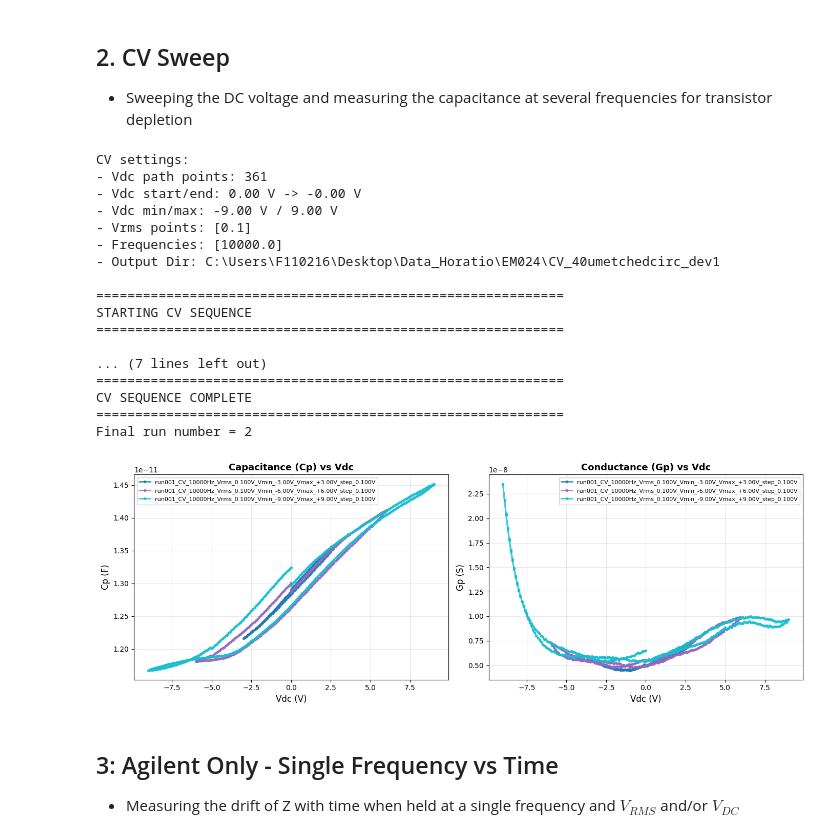
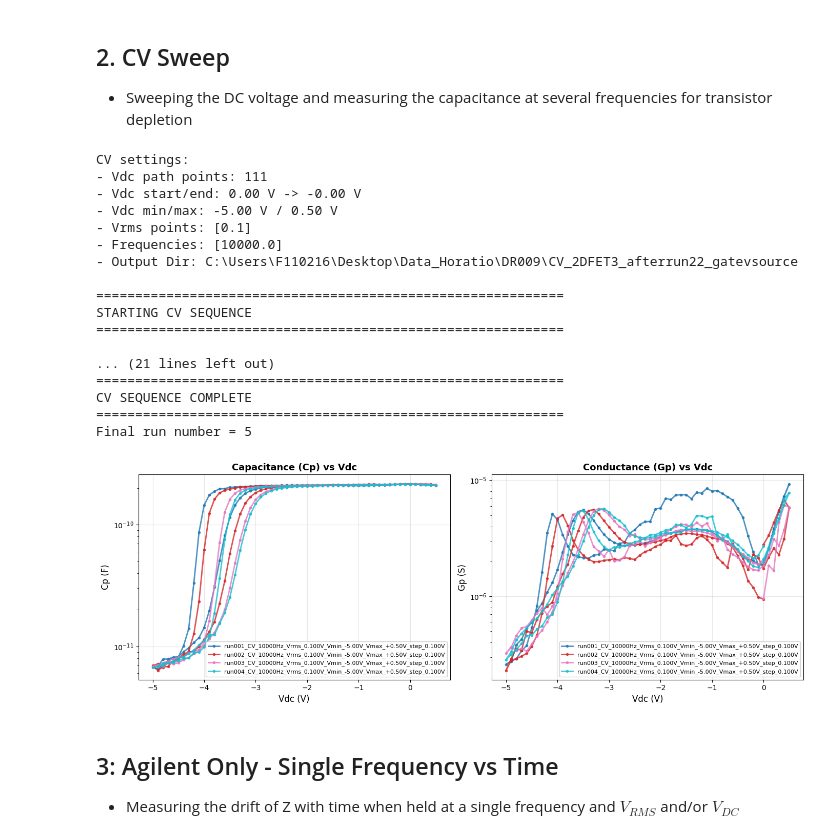
Before and after one commit to hc3413/Instrument_Control_Python, a Jupyter notebook: Jupyter Scripts/Agilent_Control.ipynb, the cells around one changed output. Saved outputs shown, nothing was run; the diff lists cells and outputs as text; code cells hidden in the pictures.

```diff
--- a/Jupyter Scripts/Agilent_Control.ipynb
+++ b/Jupyter Scripts/Agilent_Control.ipynb
@@ -42,7 +42,7 @@ from pathlib import Path
 run_count = 1
 
 # Output
-output_path = Path(r"C:\Users\F110216\Desktop\Data_Horatio\EM024\anneal1")
+output_path = Path(r"C:\Users\F110216\Desktop\Data_Horatio\DR009")
 # %% [markdown]
 ## Intialise Instruments
 # %%
@@ -235,12 +244,12 @@ plot_measurement_comparison(data_dir, file_indices=[8,9,10, 11, 12, 13 ,14,15, 1
 # %%
 ### Step 1: Define CV Sweep Parameters
 # CV loop shape: 0 -> +Vmax -> Vmin -> 0
-Vmin = -9
-Vmax = 9
+Vmin = -5
+Vmax = 0.5
 Vstep = 0.1
 
 # Set run numbering for CV sequence
-run_count = 1
+run_count = 2
 
 # AC condition list (outer loop). Use [0.05] for fixed Vrms.
 Vrms_points = [0.1]
@@ -249,7 +258,7 @@ Vrms_points = [0.1]
 freq_points = [1e4]
 
 # Set up cycling to repeat the measurement with the same conditions
-cycles = 5  # Number of times to repeat the entire CV sequence (with same conditions) - by default 1 (no repeat)
+cycles = 3 # Number of times to repeat the entire CV sequence (with same conditions) - by default 1 (no repeat)
 
 # Build ordered DC trajectory once
 Vdc_path = build_cv_bias_path(v_min=Vmin, v_max=Vmax, v_step=Vstep)
@@ -258,7 +267,7 @@ Vdc_path = build_cv_bias_path(v_min=Vmin, v_max=Vmax, v_step=Vstep)
 lcr.measurement_type = E4890A.MeasurementType.CPG
 
 # Output directory setup
-sweep_name = "CV_40umetchedcirc_dev1"
+sweep_name = "CV_2DFET3_afterrun22_gatevsource"
 data_dir = output_path / sweep_name
 data_dir.mkdir(parents=True, exist_ok=True)
 
@@ -335,34 +344,34 @@ print(f"{'='*60}")
 print(f"Final run number = {run_count}")
 # %% [output]
 CV settings:
-- Vdc path points: 361
+- Vdc path points: 111
 - Vdc start/end: 0.00 V -> -0.00 V
-- Vdc min/max: -9.00 V / 9.00 V
+- Vdc min/max: -5.00 V / 0.50 V
 - Vrms points: [0.1]
 - Frequencies: [10000.0]
-- Output Dir: C:\Users\F110216\Desktop\Data_Horatio\EM024\CV_40umetchedcirc_dev1
+- Output Dir: C:\Users\F110216\Desktop\Data_Horatio\DR009\CV_2DFET3_afterrun22_gatevsource
 
 ============================================================
 STARTING CV SEQUENCE
 ============================================================
 
-... (7 lines left out)
+... (21 lines left out)
 ============================================================
 CV SEQUENCE COMPLETE
 ============================================================
-Final run number = 2
+Final run number = 5
 # %%
 ### Step 3: Plot CV results (all files or selected indices)
-#sweep_name = "40umetchedcirc_dev1"
-data_dir = output_path / sweep_name
+#sweep_name = "CV_D40um"
+#data_dir = output_path / sweep_name
 
 # Plot all CV files in directory
-plot_cv_comparison(data_dir, pattern="run*.csv", file_indices=None, figsize=(14, 5), show_legend=True)
+plot_cv_comparison(data_dir, pattern="run*.csv", file_indices=None, figsize=(14, 5), show_legend=True, log_plot=True)
 
 # Plot selected files only (example):
 # plot_cv_comparison(data_dir, pattern="run*.csv", file_indices=[0, 1], figsize=(14, 5), show_legend=True)
 # %% [output]
-[figure, old version]
+[figure, new version]
 # %% [markdown]
 ## 3: Agilent Only - Single Frequency vs Time
 - Measuring the drift of Z with time when held at a single frequency and $V_{RMS}$ and/or $V_{DC}$
```
Also changed, not shown: parts of 5 cells of this notebook, 1 other file.
